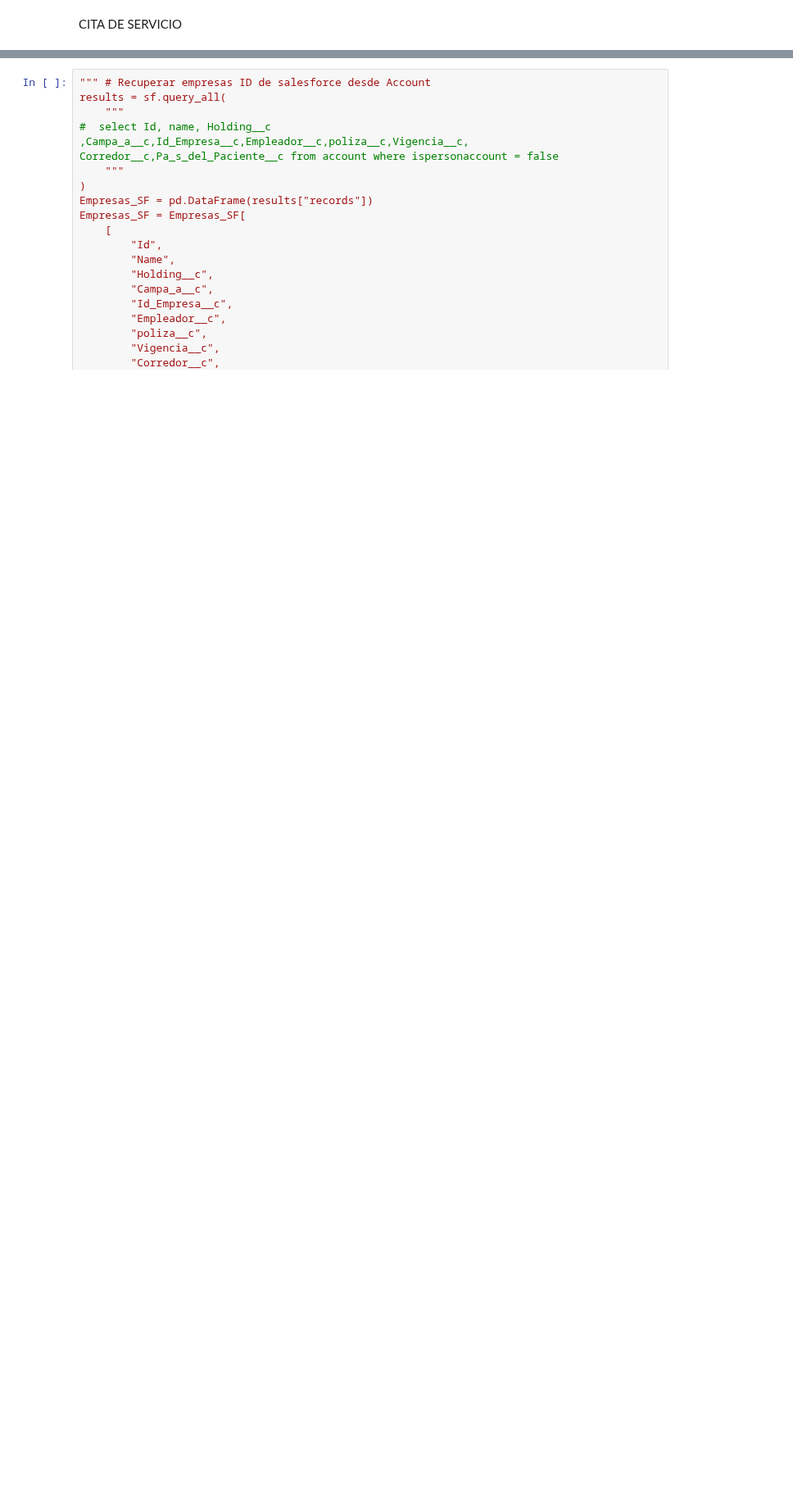
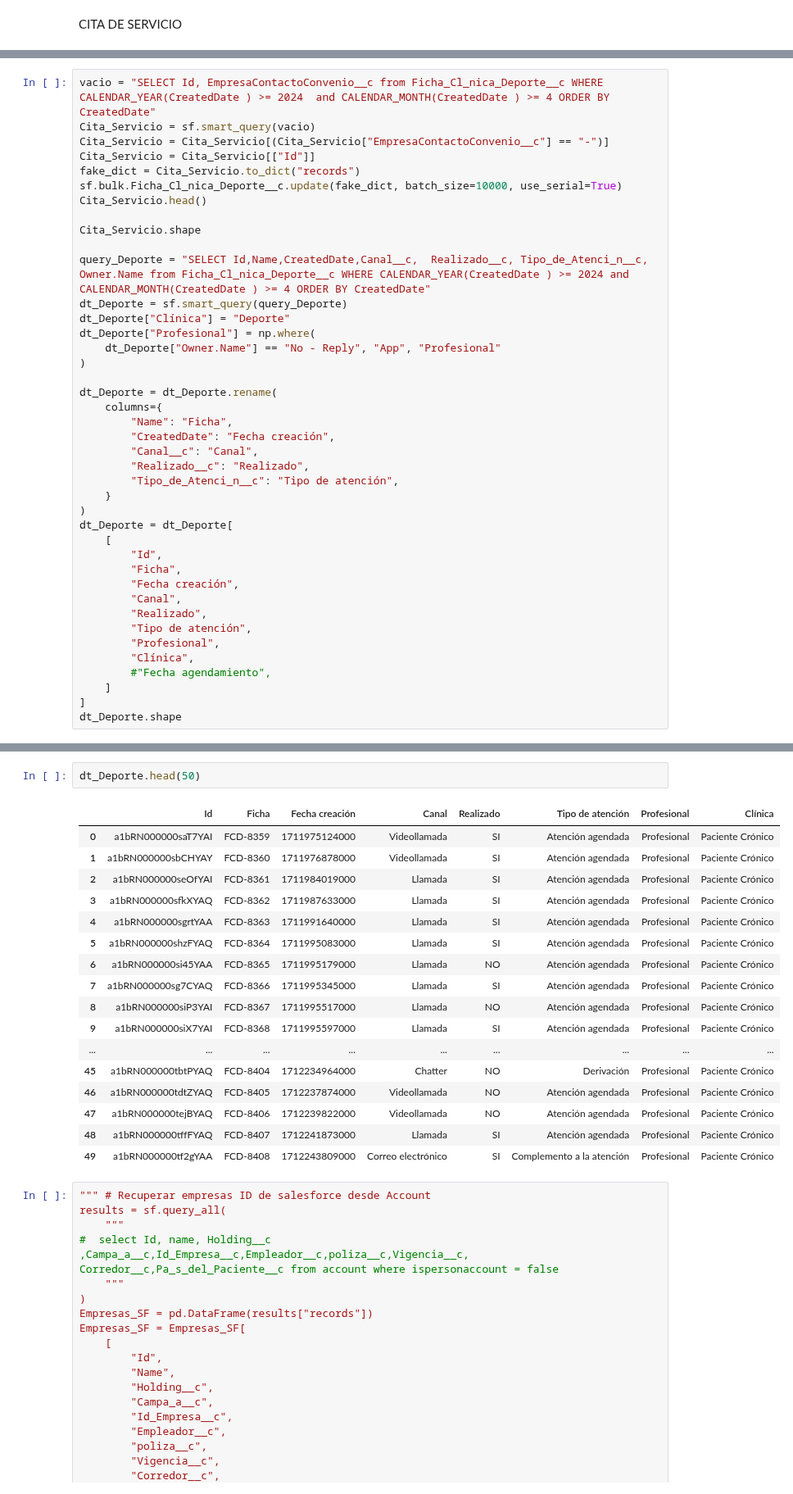
Before and after one commit to juanca-martinez/basefinal, a Jupyter notebook: modeloNuevo/Reportes_Abril.ipynb, the cells around one changed output, grey strips where cells are left out. Shown at 82% size. Cells and saved outputs as stored; diff of their text form; blank space fills up the shorter version.

```diff
--- a/modeloNuevo/Reportes_Abril.ipynb
+++ b/modeloNuevo/Reportes_Abril.ipynb
@@ -86,0 +223,41 @@ CitaDeServicio["Realizado"] = CitaDeServicio["Status"].str.replace("Realizado",
+# %%
+vacio = "SELECT Id, EmpresaContactoConvenio__c from Ficha_Cl_nica_Deporte__c WHERE CALENDAR_YEAR(CreatedDate ) >= 2024  and CALENDAR_MONTH(CreatedDate ) >= 4 ORDER BY CreatedDate"
+Cita_Servicio = sf.smart_query(vacio)
+Cita_Servicio = Cita_Servicio[(Cita_Servicio["EmpresaContactoConvenio__c"] == "-")]
+Cita_Servicio = Cita_Servicio[["Id"]]
+fake_dict = Cita_Servicio.to_dict("records")
+sf.bulk.Ficha_Cl_nica_Deporte__c.update(fake_dict, batch_size=10000, use_serial=True)
+Cita_Servicio.head()
+
+Cita_Servicio.shape
+
+query_Deporte = "SELECT Id,Name,CreatedDate,Canal__c,  Realizado__c, Tipo_de_Atenci_n__c, Owner.Name from Ficha_Cl_nica_Deporte__c WHERE CALENDAR_YEAR(CreatedDate ) >= 2024 and CALENDAR_MONTH(CreatedDate ) >= 4 ORDER BY CreatedDate"
+dt_Deporte = sf.smart_query(query_Deporte)
+dt_Deporte["Clínica"] = "Deporte"
+dt_Deporte["Profesional"] = np.where(
+    dt_Deporte["Owner.Name"] == "No - Reply", "App", "Profesional"
+)
+
+dt_Deporte = dt_Deporte.rename(
+    columns={
+        "Name": "Ficha",
+        "CreatedDate": "Fecha creación",
+        "Canal__c": "Canal",
+        "Realizado__c": "Realizado",
+        "Tipo_de_Atenci_n__c": "Tipo de atención",
+    }
+)
+dt_Deporte = dt_Deporte[
+    [
+        "Id",
+        "Ficha",
+        "Fecha creación",
+        "Canal",
+        "Realizado",
+        "Tipo de atención",
+        "Profesional",
+        "Clínica",
+        #"Fecha agendamiento",
+    ]
+]
+dt_Deporte.shape
@@ -107,3 +837,23 @@ CitaDeServicio.head(50)
+# %%
+dt_Deporte.head(50)
+# %% [output]
+|  | Id | Ficha | Fecha creación | Canal | Realizado | Tipo de atención | Profesional | Clínica |
+| 0 | a1bRN000000saT7YAI | FCD-8359 | 1711975124000 | Videollamada | SI | Atención agendada | Profesional | Paciente Crónico |
+| 1 | a1bRN000000sbCHYAY | FCD-8360 | 1711976878000 | Videollamada | SI | Atención agendada | Profesional | Paciente Crónico |
+| 2 | a1bRN000000seOfYAI | FCD-8361 | 1711984019000 | Llamada | SI | Atención agendada | Profesional | Paciente Crónico |
+| 3 | a1bRN000000sfkXYAQ | FCD-8362 | 1711987633000 | Llamada | SI | Atención agendada | Profesional | Paciente Crónico |
+| 4 | a1bRN000000sgrtYAA | FCD-8363 | 1711991640000 | Llamada | SI | Atención agendada | Profesional | Paciente Crónico |
+| 5 | a1bRN000000shzFYAQ | FCD-8364 | 1711995083000 | Llamada | SI | Atención agendada | Profesional | Paciente Crónico |
+| 6 | a1bRN000000si45YAA | FCD-8365 | 1711995179000 | Llamada | NO | Atención agendada | Profesional | Paciente Crónico |
+| 7 | a1bRN000000sg7CYAQ | FCD-8366 | 1711995345000 | Llamada | SI | Atención agendada | Profesional | Paciente Crónico |
+| 8 | a1bRN000000siP3YAI | FCD-8367 | 1711995517000 | Llamada | NO | Atención agendada | Profesional | Paciente Crónico |
+| 9 | a1bRN000000siX7YAI | FCD-8368 | 1711995597000 | Llamada | SI | Atención agendada | Profesional | Paciente Crónico |
+| ... | ... | ... | ... | ... | ... | ... | ... | ... |
+| 45 | a1bRN000000tbtPYAQ | FCD-8404 | 1712234964000 | Chatter | NO | Derivación | Profesional | Paciente Crónico |
+| 46 | a1bRN000000tdtZYAQ | FCD-8405 | 1712237874000 | Videollamada | NO | Atención agendada | Profesional | Paciente Crónico |
+| 47 | a1bRN000000tejBYAQ | FCD-8406 | 1712239822000 | Videollamada | NO | Atención agendada | Profesional | Paciente Crónico |
+| 48 | a1bRN000000tffFYAQ | FCD-8407 | 1712241873000 | Llamada | SI | Atención agendada | Profesional | Paciente Crónico |
+| 49 | a1bRN000000tf2gYAA | FCD-8408 | 1712243809000 | Correo electrónico | SI | Complemento a la atención | Profesional | Paciente Crónico |
 # %%
 """ # Recuperar empresas ID de salesforce desde Account
 results = sf.query_all(
```
Also changed, not shown: parts of 48 cells of this notebook.
